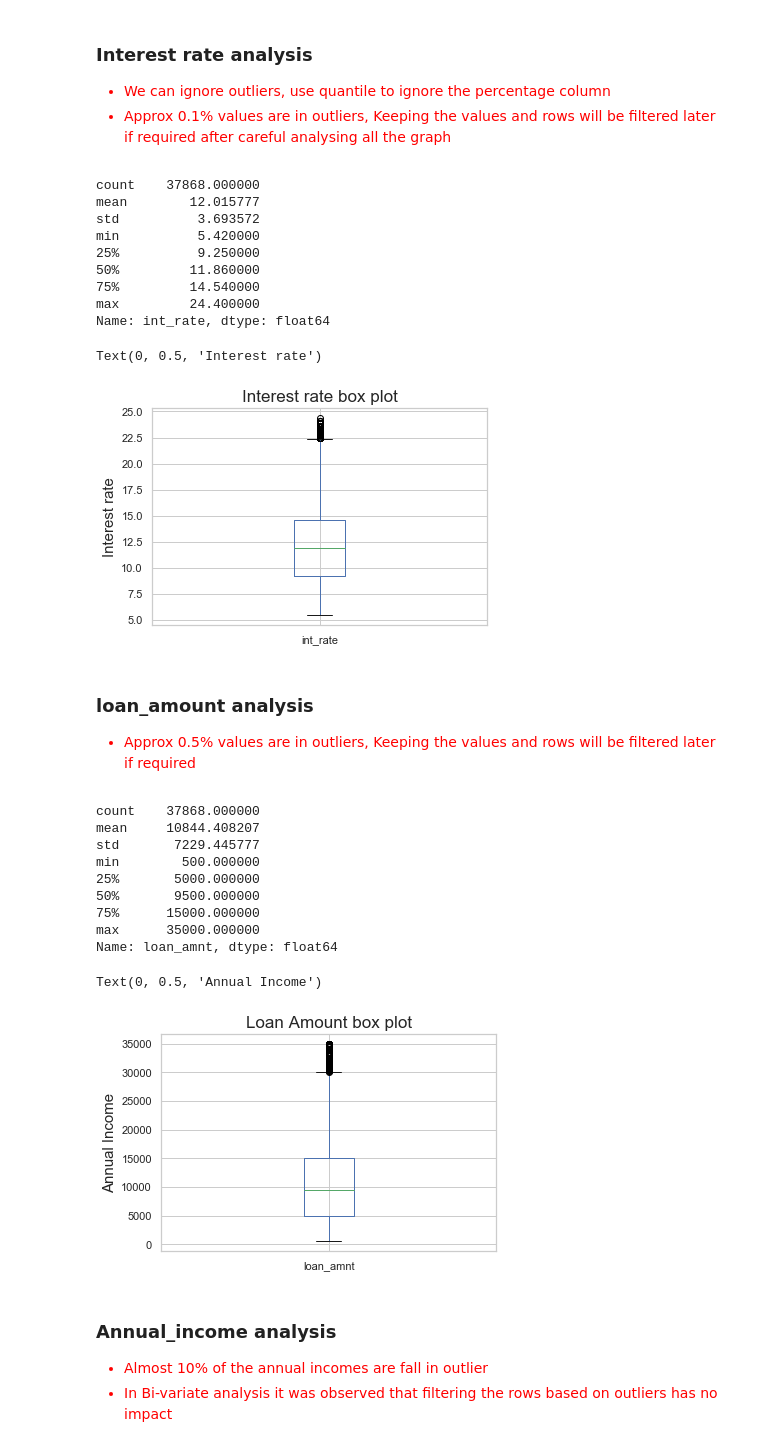
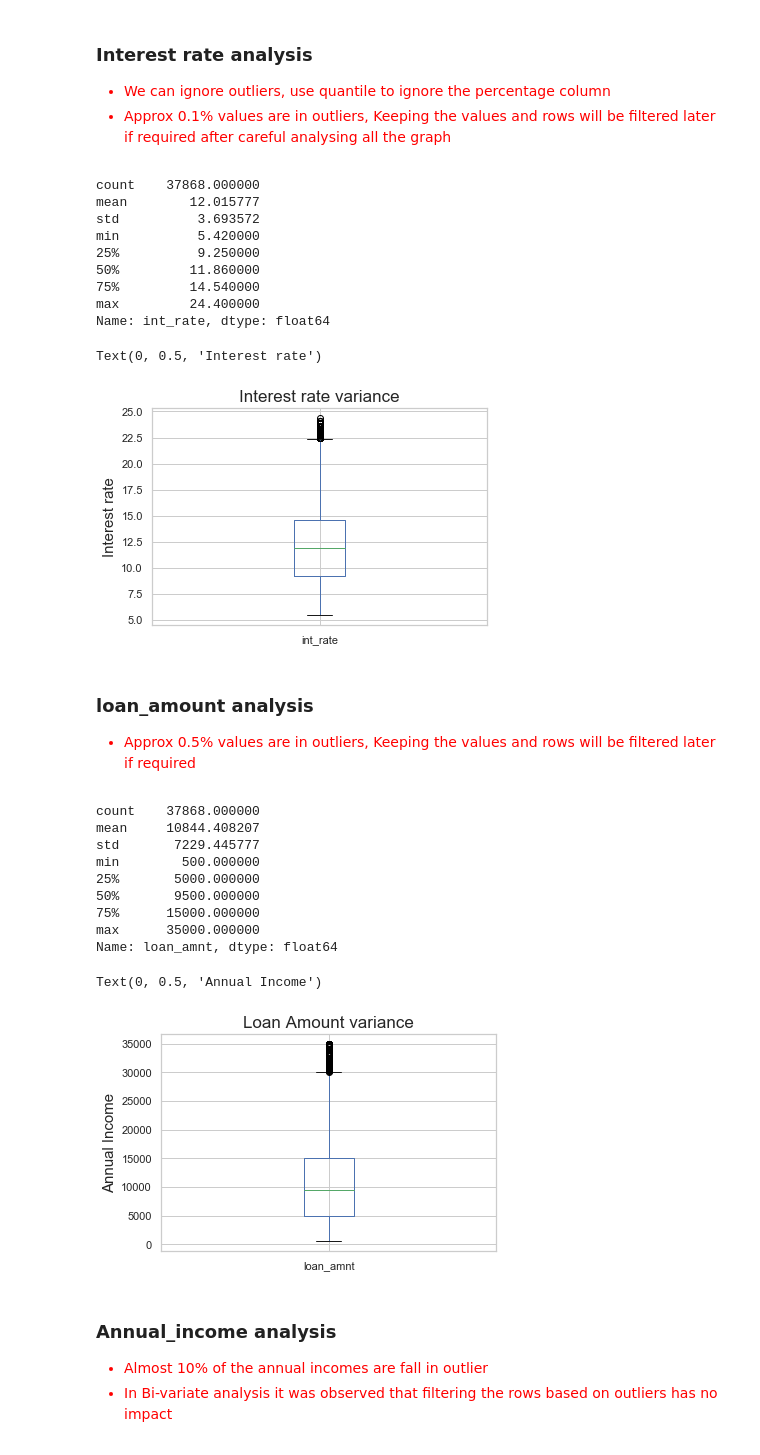
Before and after one commit to ps2420/LendingClubCaseStudy, a Jupyter notebook: Pankaj_Singh.ipynb, the cells around one changed output. Saved outputs shown, nothing was run; the diff lists cells and outputs as text; code cells hidden in the pictures.

```diff
--- a/Pankaj_Singh.ipynb
+++ b/Pankaj_Singh.ipynb
@@ -343,7 +349,7 @@ Text(0, 0.5, 'Frequency')
 # %%
 print(lending_case['int_rate'].describe())
 ax = lending_case['int_rate'].plot.box()
-ax.set_title("Interest rate box plot", fontsize=17)
+ax.set_title("Interest rate variance", fontsize=17)
 ax.set_ylabel("Interest rate", fontsize=15)
 
 #99% of people are getting interest rate < 20.00 , lending_case['int_rate'].quantile(0.99), we should ignore the rest
@@ -358,7 +364,7 @@ min          5.420000
 max         24.400000
 Name: int_rate, dtype: float64
 Text(0, 0.5, 'Interest rate')
-[figure, old version]
+[figure, new version]
 # %% [markdown]
 ### loan_amount analysis
 <font color="red">
@@ -369,21 +375,21 @@ Text(0, 0.5, 'Interest rate')
 # %%
 print(lending_case['loan_amnt'].describe())
 ax = lending_case['loan_amnt'].plot.box()
-ax.set_title("Loan Amount box plot", fontsize=17)
+ax.set_title("Loan Amount variance", fontsize=17)
 ax.set_ylabel("Annual Income", fontsize=15)
 #95% of people are less than within limit <= 25000.0 lending_case['loan_amnt'].quantile(0.95)
 # %% [output]
 count    37868.000000
 mean     10844.408207
 std       7229.445777
 min        500.000000
 25%       5000.000000
 50%       9500.000000
 75%      15000.000000
 max      35000.000000
 Name: loan_amnt, dtype: float64
 Text(0, 0.5, 'Annual Income')
-[figure, old version]
+[figure, new version]
 # %% [markdown]
 ### Annual_income analysis
 <font color="red">
```
Also changed, not shown: parts of 2 cells of this notebook.
